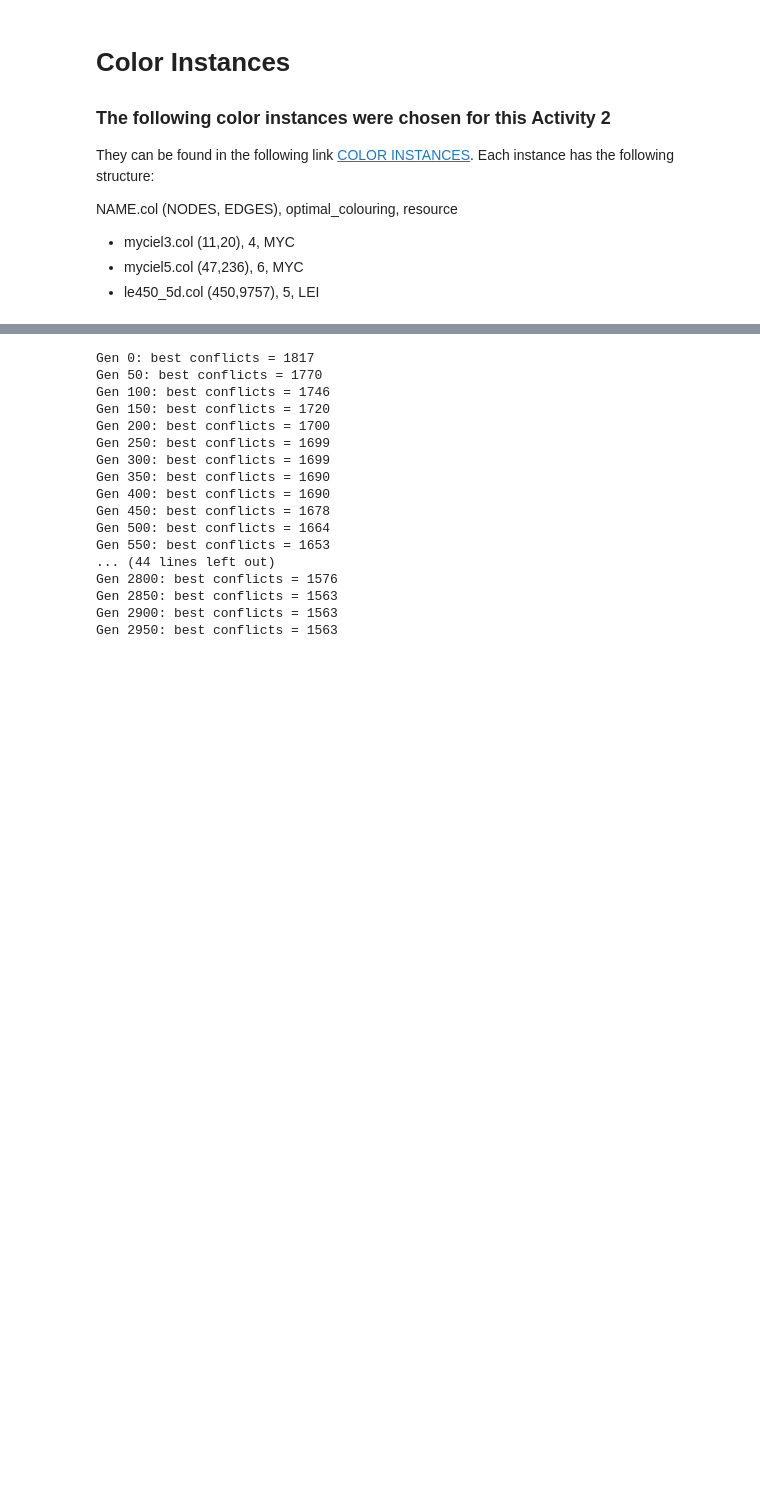
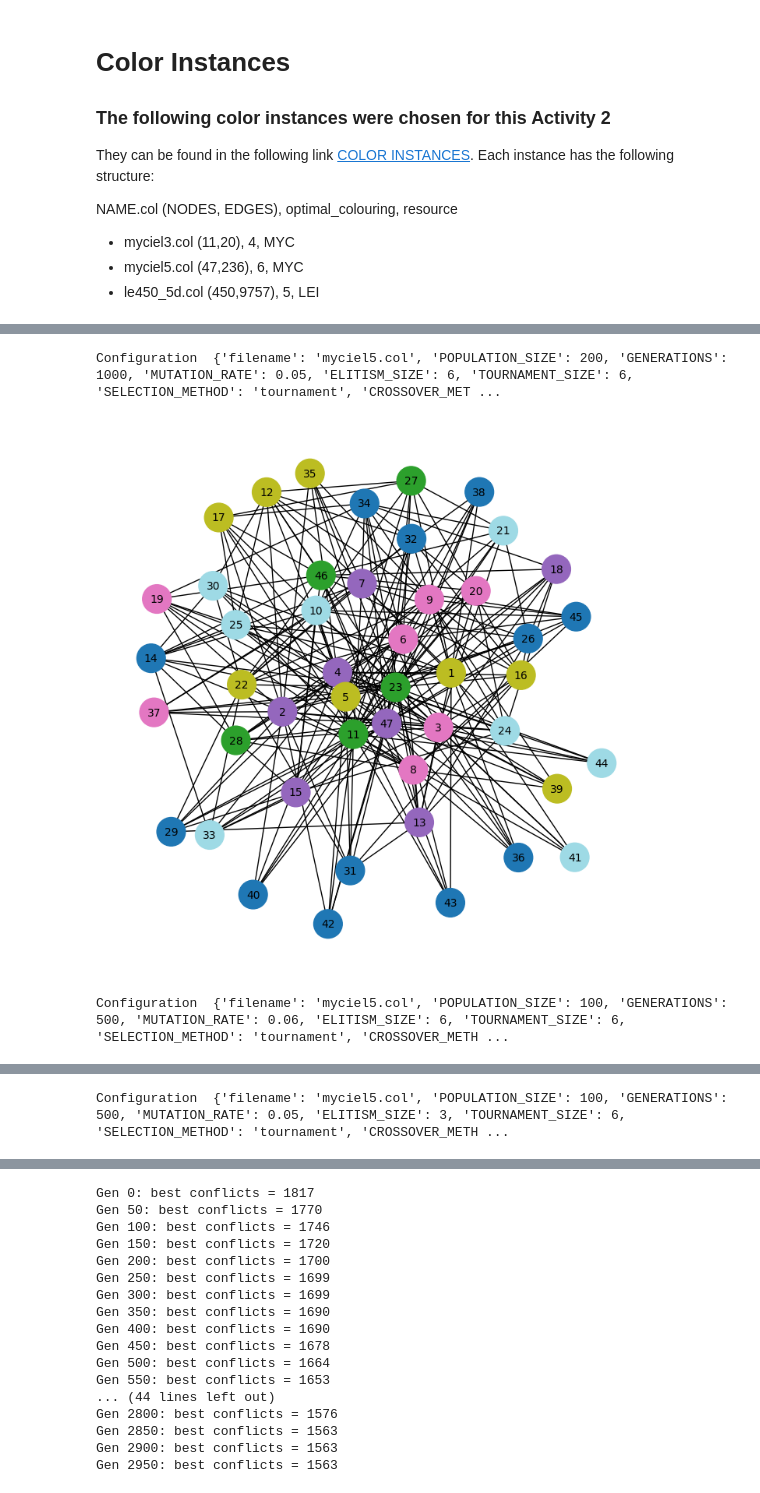
Before and after one commit to sarmijavier/optimization_with_genetic_algorithms, a Jupyter notebook: activity_2.ipynb, the cells around one changed output, grey strips where cells are left out. Drawn from its saved outputs; the diff is of its cells as text; code cells hidden in the pictures; blank space fills up the shorter version.

```diff
--- a/activity_2.ipynb
+++ b/activity_2.ipynb
@@ -173,0 +265,14 @@ Number of Colors {0, 1, 2, 3, 4, 5}
+# %%
+best = top_3[['best']]
+list_best = best['best'].to_list()
+configuration = top_3[['Configuration']]
+list_configuration = configuration['Configuration'].to_list()
+# %%
+for i in range(len(list_configuration)):
+    G = problem.build_nx_graph()
+    print('Configuration ' , list_configuration[i])
+    problem.draw_colored_graph(G, list_best[i])
+# %% [output]
+Configuration  {'filename': 'myciel5.col', 'POPULATION_SIZE': 200, 'GENERATIONS': 1000, 'MUTATION_RATE': 0.05, 'ELITISM_SIZE': 6, 'TOURNAMENT_SIZE': 6, 'SELECTION_METHOD': 'tournament', 'CROSSOVER_MET ...
+[figure, added]
+Configuration  {'filename': 'myciel5.col', 'POPULATION_SIZE': 100, 'GENERATIONS': 500, 'MUTATION_RATE': 0.06, 'ELITISM_SIZE': 6, 'TOURNAMENT_SIZE': 6, 'SELECTION_METHOD': 'tournament', 'CROSSOVER_METH ...
@@ -173,0 +280 @@ Number of Colors {0, 1, 2, 3, 4, 5}
+Configuration  {'filename': 'myciel5.col', 'POPULATION_SIZE': 100, 'GENERATIONS': 500, 'MUTATION_RATE': 0.05, 'ELITISM_SIZE': 3, 'TOURNAMENT_SIZE': 6, 'SELECTION_METHOD': 'tournament', 'CROSSOVER_METH ...
```
Also changed, not shown: parts of 20 cells of this notebook, 3 other files.
